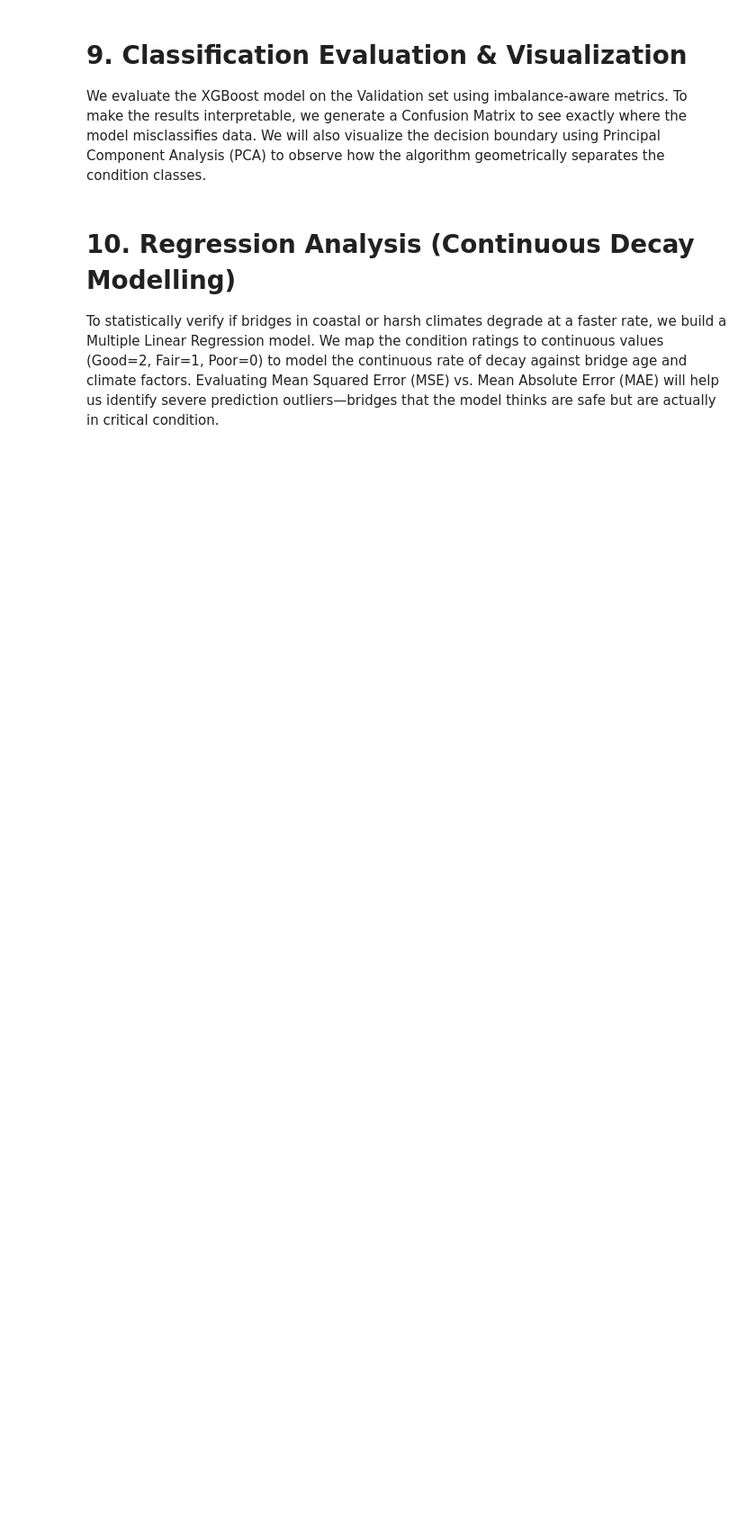
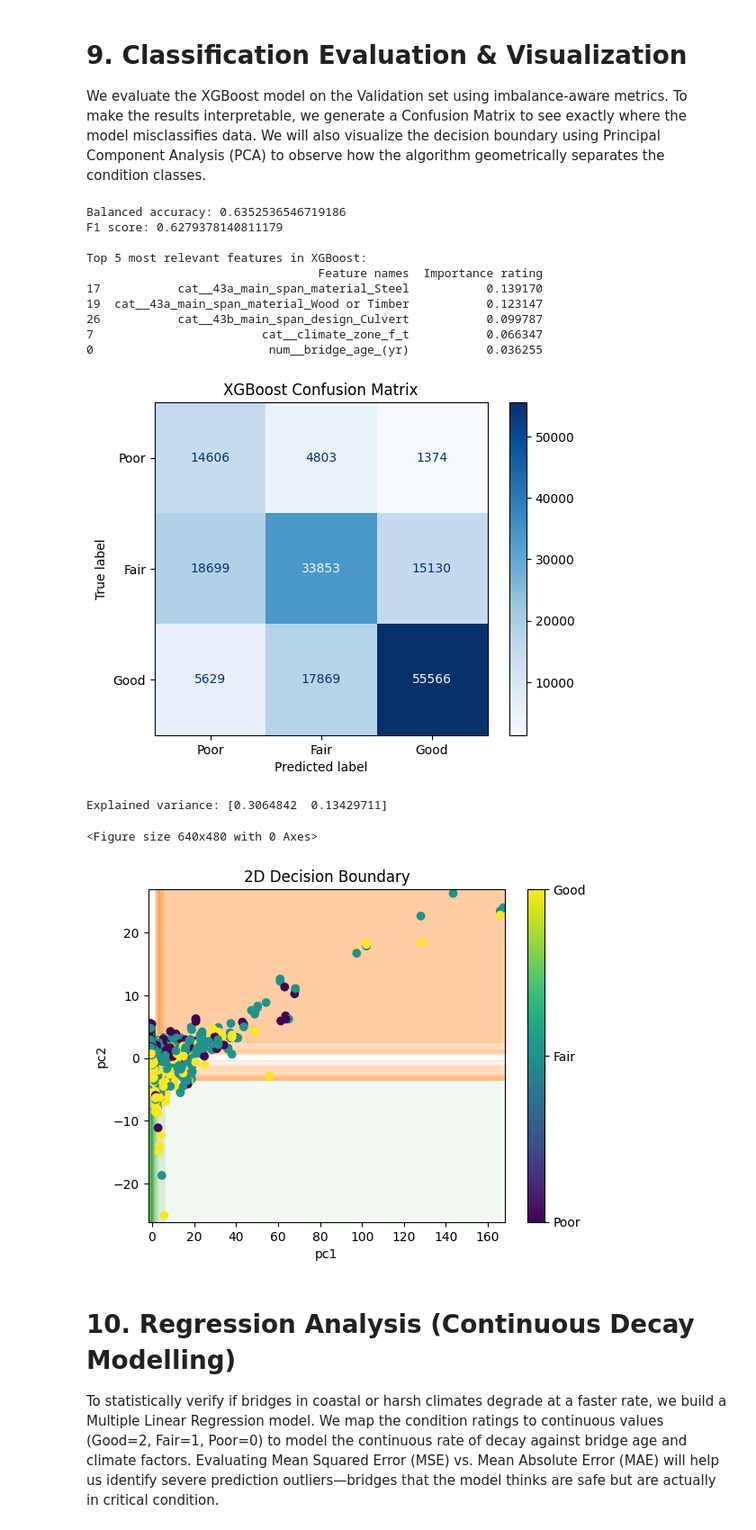
Before and after one commit to ArjaynP/DS3000-Bridge-Infrastructure, a Jupyter notebook: DS3000_Project-2.ipynb, the cells around one changed output. Shown at 90% size. Drawn from its saved outputs; the diff is of its cells as text; code cells hidden in the pictures; blank space fills up the shorter version.

```diff
--- a/DS3000_Project-2.ipynb
+++ b/DS3000_Project-2.ipynb
@@ -692,6 +800,21 @@ print(sorted_df.head(5))
 
 # --- Visual 1: Confusion Matrix ---
 # TODO: Compute the confusion matrix with clear labels (Good, Fair, Poor)
+def plotConfusionMatrix(y_true, y_pred):
+    from sklearn.metrics import confusion_matrix, ConfusionMatrixDisplay
+    import matplotlib.pyplot as plt
+
+    cm = confusion_matrix(y_true, y_pred)
+
+    disp = ConfusionMatrixDisplay(
+        confusion_matrix=cm,
+        display_labels=['Poor', 'Fair', 'Good']  # matches encoding 0,1,2
+    )
+
+    disp.plot(cmap='Blues')
+    plt.title("XGBoost Confusion Matrix")
+    plt.show()
+
 plotConfusionMatrix(y_val_encoded, y_pred_xgb_encoded)
 
 # --- Visual 2: PCA Decision Boundary ---
@@ -715,33 +838,48 @@ xgb_simplified = XGBClassifier(
     n_estimators = 200,
     learning_rate = 0.1,
     max_depth = 5,
     random_state = RANDOM_STATE
 )
 xgb_simplified.fit(X_train_pca, y_train_encoded)
 
 # TODO: Use DecisionBoundaryDisplay.from_estimator to plot the 2D boundary
 plt.figure()
 DecisionBoundaryDisplay.from_estimator(
     xgb_simplified,
     X_train_pca,
 )
 # TODO: Scatter plot the actual PCA-transformed validation points on top of the boundary
 scatter = plt.scatter(
     X_val_pca[:, 0],
     X_val_pca[:, 1],
     c=y_val_encoded
 )
 
 # This is a legend bar to show what the colours in the points actually mean
 cbar = plt.colorbar(scatter)
 cbar.set_ticks([0, 1, 2])
 cbar.set_ticklabels(['Poor', 'Fair', 'Good'])
 
 # Label and show plot
 plt.xlabel("pc1")
 plt.ylabel("pc2")
 plt.title("2D Decision Boundary")
 plt.show()
+# %% [output]
+Balanced accuracy: 0.6352536546719186
+F1 score: 0.6279378140811179
+
+Top 5 most relevant features in XGBoost:
+                                 Feature names  Importance rating
+17           cat__43a_main_span_material_Steel           0.139170
+19  cat__43a_main_span_material_Wood or Timber           0.123147
+26           cat__43b_main_span_design_Culvert           0.099787
+7                        cat__climate_zone_f_t           0.066347
+0                         num__bridge_age_(yr)           0.036255
+[figure, added]
+Explained variance: [0.3064842  0.13429711]
+<Figure size 640x480 with 0 Axes>
+[figure, added]
 # %% [markdown]
 # 10. Regression Analysis (Continuous Decay Modelling)
 
```
Also changed, not shown: parts of 12 cells of this notebook.
